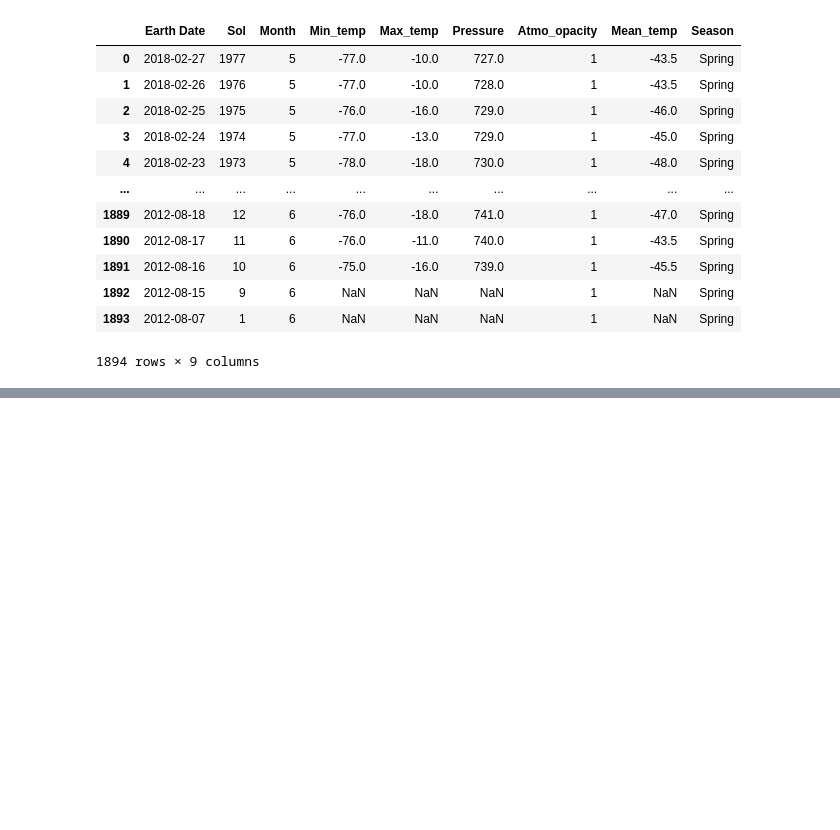
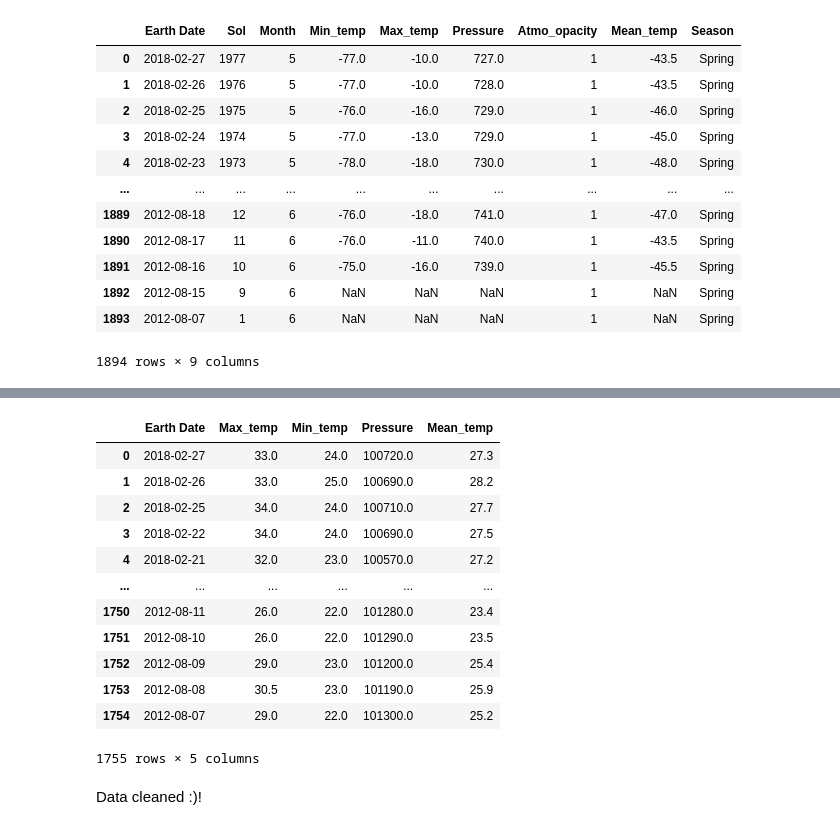
Before and after one commit to csuoc/mars_rems_curiosity, a Jupyter notebook: src/Data_cleaning.ipynb, the cells around one changed output, grey strips where cells are left out. Saved outputs shown, nothing was run; the diff lists cells and outputs as text; code cells hidden in the pictures; blank space fills up the shorter version.

Commit message:
Redefined functions

```diff
--- a/src/Data_cleaning.ipynb
+++ b/src/Data_cleaning.ipynb
@@ -113,4 +80,0 @@ def mbartoPa(df, column_name):
-# %%
-def roundval(df, column_name):
-    df[f"{column_name}"] = [round(i,1) for i in df[f"{column_name}"]]
-    return df
@@ -117,3 +113,15 @@ def roundval(df, column_name):
+# %%
+# Function to round decimals from floats
+
+def roundval(df, column_name, n):
+    """
+    This is a function that rounds any float to a given n value. Requires three arguments.
+    Arguments: dataframe, name of the column where you want to rewrite the values, value of the round
+    Input: a float with multiple decimals
+    Output: a float with n decimals
+    """
+    df[f"{column_name}"] = [round(i,n) for i in df[f"{column_name}"]]
+    return df.sample(2)
 # %%
 # This is a function to call NASA api with a given a specific date and Camera type.
 
@@ -397,0 +331,21 @@ earth.to_csv("../data/papua-weather-cleaned.csv", index = False)
+# %%
+# Round values from Mean_temp
+
+roundval(earth, "Mean_temp", 1)
+earth.reset_index(drop = True)
+# %% [output]
+|  | Earth Date | Max_temp | Min_temp | Pressure | Mean_temp |
+| 0 | 2018-02-27 | 33.0 | 24.0 | 100720.0 | 27.3 |
+| 1 | 2018-02-26 | 33.0 | 25.0 | 100690.0 | 28.2 |
+| 2 | 2018-02-25 | 34.0 | 24.0 | 100710.0 | 27.7 |
+| 3 | 2018-02-22 | 34.0 | 24.0 | 100690.0 | 27.5 |
+| 4 | 2018-02-21 | 32.0 | 23.0 | 100570.0 | 27.2 |
+| ... | ... | ... | ... | ... | ... |
+| 1750 | 2012-08-11 | 26.0 | 22.0 | 101280.0 | 23.4 |
+| 1751 | 2012-08-10 | 26.0 | 22.0 | 101290.0 | 23.5 |
+| 1752 | 2012-08-09 | 29.0 | 23.0 | 101200.0 | 25.4 |
+| 1753 | 2012-08-08 | 30.5 | 23.0 | 101190.0 | 25.9 |
+| 1754 | 2012-08-07 | 29.0 | 22.0 | 101300.0 | 25.2 |
+1755 rows × 5 columns
+# %% [markdown]
+Data cleaned :)!
```
Also changed, not shown: parts of 44 cells of this notebook.
